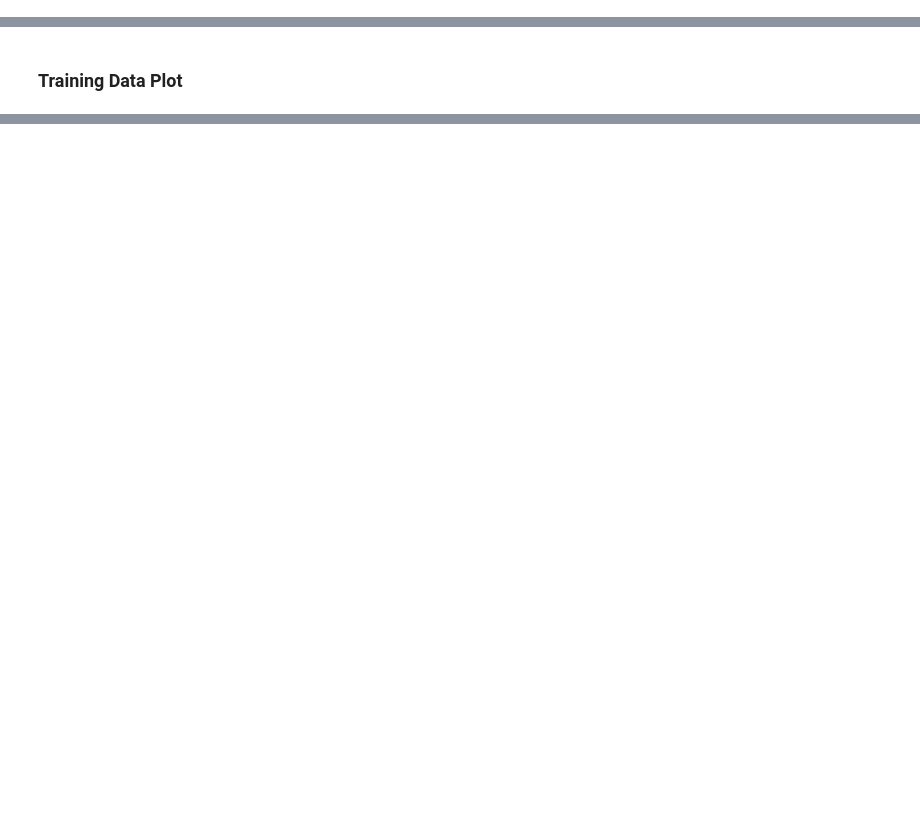
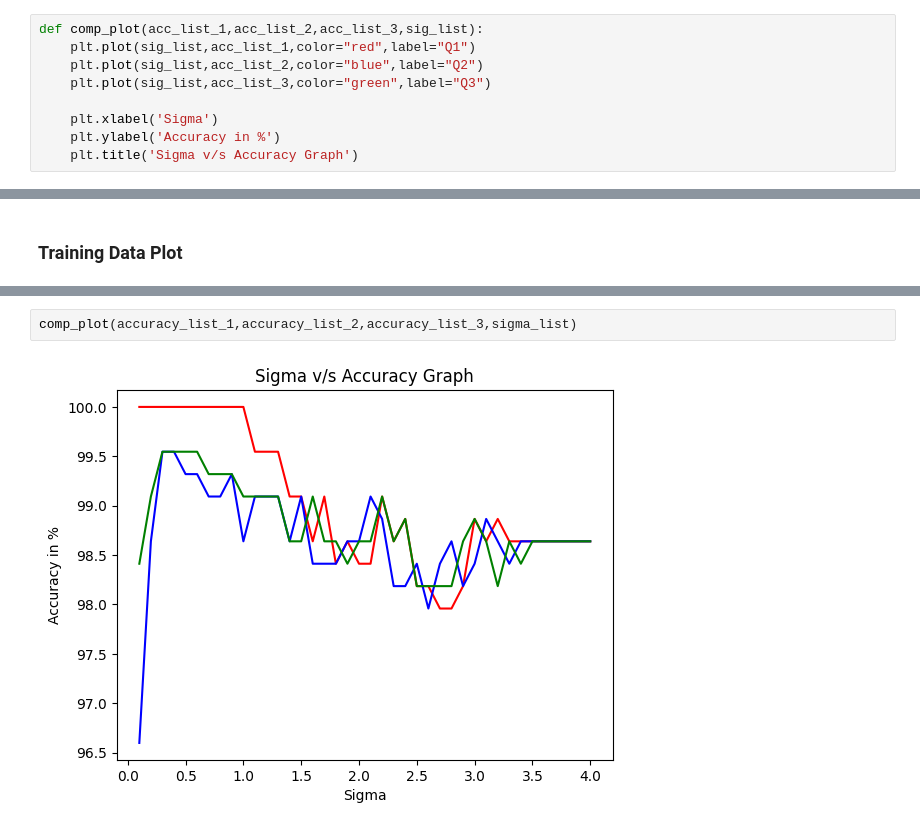
Before and after one commit to ursuladas/RBF_Network, a Jupyter notebook: A1_Q2.ipynb, the cells around one changed output, grey strips where cells are left out. Cells and saved outputs as stored; diff of their text form; blank space fills up the shorter version.

```diff
--- a/A1_Q2.ipynb
+++ b/A1_Q2.ipynb
@@ -272,6 +272,15 @@ def acc_plot(acc_list,sig_list):
     plt.xlabel('Sigma')
     plt.ylabel('Accuracy in %')
     plt.title('Sigma v/s Accuracy Graph')
+# %%
+def comp_plot(acc_list_1,acc_list_2,acc_list_3,sig_list):
+    plt.plot(sig_list,acc_list_1,color="red",label="Q1")
+    plt.plot(sig_list,acc_list_2,color="blue",label="Q2")
+    plt.plot(sig_list,acc_list_3,color="green",label="Q3")
+
+    plt.xlabel('Sigma')
+    plt.ylabel('Accuracy in %')
+    plt.title('Sigma v/s Accuracy Graph')
 # %% [markdown]
 # RBF Function
 # %%
@@ -521,0 +458,4 @@ Accuracy: 98.4127%
+# %%
+comp_plot(accuracy_list_1,accuracy_list_2,accuracy_list_3,sigma_list)
+# %% [output]
+[figure, added]
```
Also changed, not shown: parts of 50 cells of this notebook.
